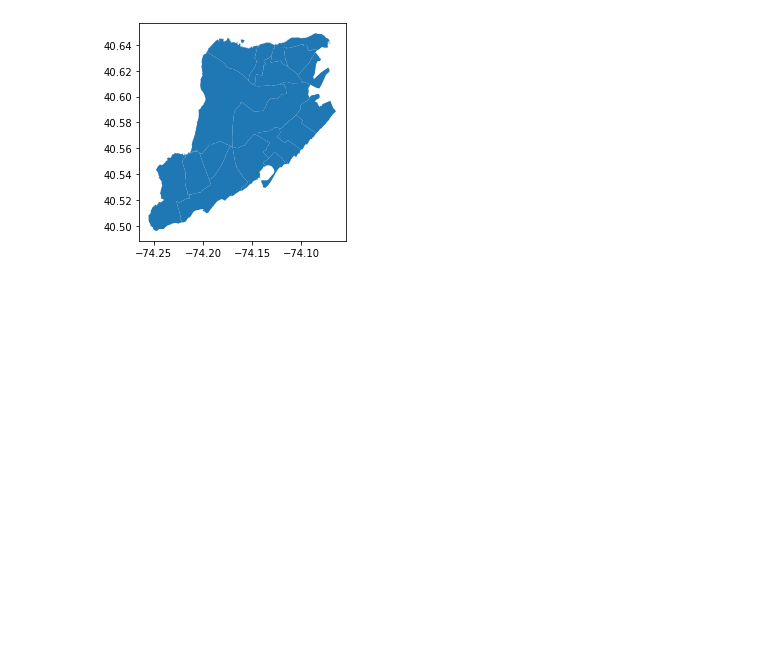
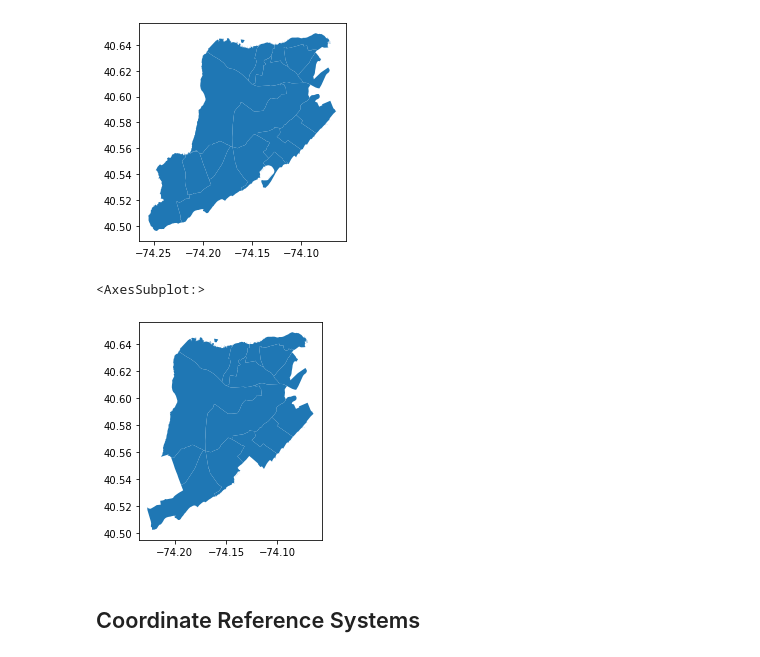
Before and after one commit to Nnyeka/Spatial_Analysis_with_Python, a Jupyter notebook: Untitled.ipynb, the cells around one changed output. Cells and saved outputs as stored; diff of their text form; code cells hidden in the pictures; blank space fills up the shorter version.

```diff
--- a/Untitled.ipynb
+++ b/Untitled.ipynb
@@ -802,3 +802,14 @@ nta_shape.plot()
 # %% [output]
 <AxesSubplot:>
 [figure]
+# %%
+# slicing the nta data with everything up to lon = -74.1 and everything after lat = 40.56
+(nta_shape
+ .cx[:-74.1, 40.56:]
+ .plot()
+)
+# %% [output]
+<AxesSubplot:>
+[figure, added]
+# %% [markdown]
+## Coordinate Reference Systems
```
Also changed, not shown: parts of 10 cells of this notebook.
